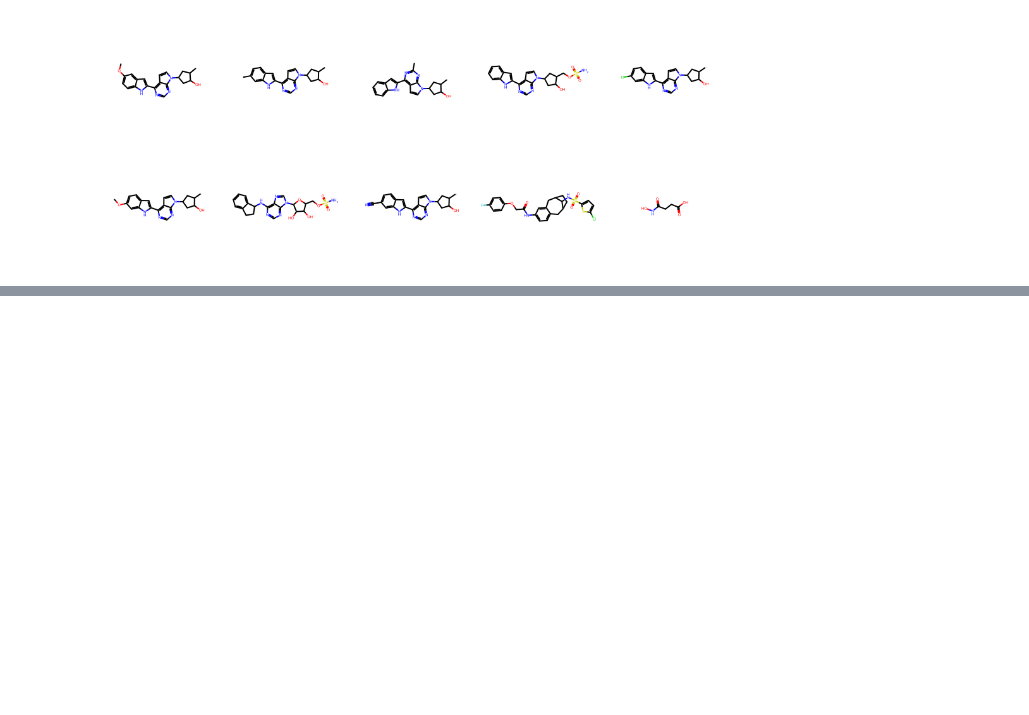
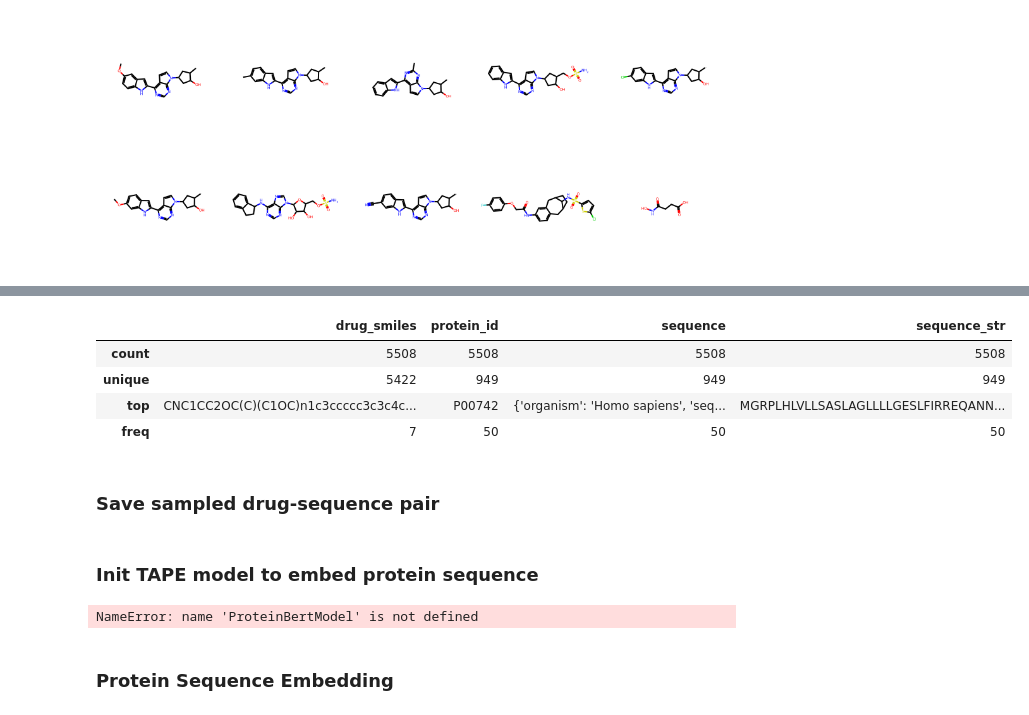
Before and after one commit to chusanapunn/TargetGAN_play, a Jupyter notebook: playground_targetGan.ipynb, the cells around one changed output, grey strips where cells are left out. Saved outputs shown, nothing was run; the diff lists cells and outputs as text; code cells hidden in the pictures; blank space fills up the shorter version.

```diff
--- a/playground_targetGan.ipynb
+++ b/playground_targetGan.ipynb
@@ -68,0 +163,10 @@ tokenizer = TAPETokenizer(vocab='iupac')  # iupac is the vocab for TAPE models,
+# %%
+sampled.describe()
+# %% [output]
+|  | drug_smiles | protein_id | sequence | sequence_str |
+| count | 5508 | 5508 | 5508 | 5508 |
+| unique | 5422 | 949 | 949 | 949 |
+| top | CNC1CC2OC(C)(C1OC)n1c3ccccc3c3c4c... | P00742 | {'organism': 'Homo sapiens', 'seq... | MGRPLHLVLLSASLAGLLLLGESLFIRREQANN... |
+| freq | 7 | 50 | 50 | 50 |
+# %% [markdown]
+### Save sampled drug-sequence pair
@@ -68,0 +175,10 @@ tokenizer = TAPETokenizer(vocab='iupac')  # iupac is the vocab for TAPE models,
+# %% [markdown]
+### Init TAPE model to embed protein sequence
+# %%
+model = ProteinBertModel.from_pretrained('bert-base')
+tokenizer = TAPETokenizer(vocab='iupac')  # iupac is the vocab for TAPE models, use unirep for the UniRep model
+model.eval()
+# %% [output]
+NameError: name 'ProteinBertModel' is not defined
+# %% [markdown]
+### Protein Sequence Embedding
```
Also changed, not shown: parts of 26 cells of this notebook, 1 other file.
